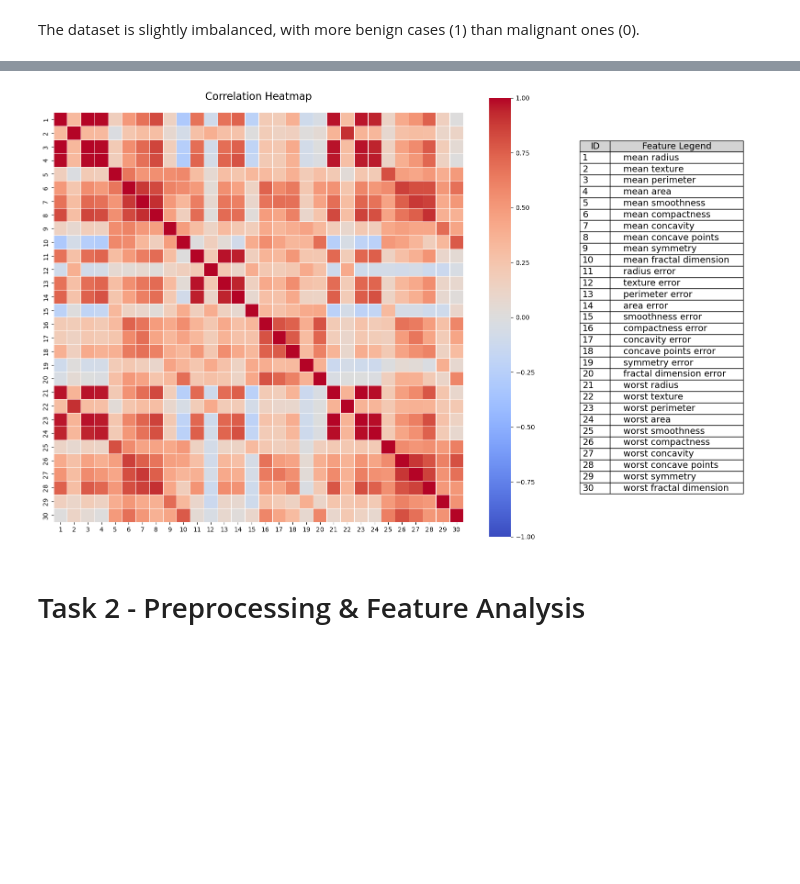
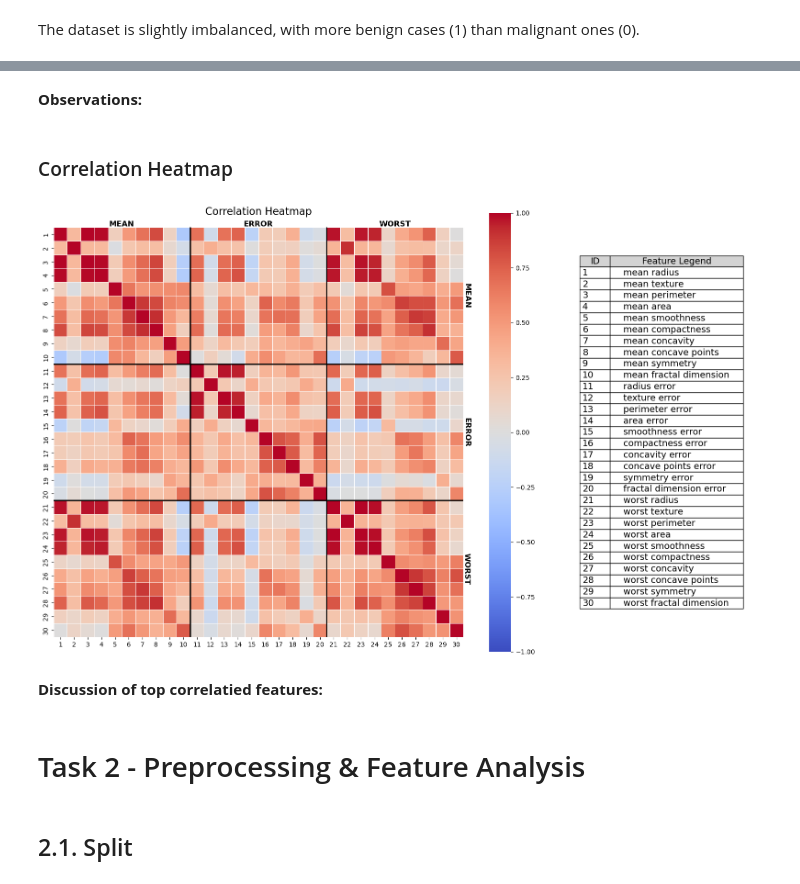
Before and after one commit to Joaomuianga/ML-team-collaboration, a Jupyter notebook: 2_SupervisedLearning/notebooks/1_Preprocessing.ipynb, the cells around one changed output, grey strips where cells are left out. Saved outputs shown, nothing was run; the diff lists cells and outputs as text; code cells hidden in the pictures; blank space fills up the shorter version.

```diff
--- a/2_SupervisedLearning/notebooks/1_Preprocessing.ipynb
+++ b/2_SupervisedLearning/notebooks/1_Preprocessing.ipynb
@@ -16,10 +19,10 @@ data = load_breast_cancer()
 X = pd.DataFrame(data.data, columns=data.feature_names)
 
 # Target variable
-y = data.target
+y = pd.Series(data.target, name='target')
 
 # Add the target variable to the DataFrame for easier analysis
-df = pd.concat([X, pd.Series(y, name='target')], axis=1)
+df = pd.concat([X, y], axis=1)
 df.head()
 # %% [output]
 |  | mean radius | mean texture | mean perimeter | mean area | mean smoothness | mean compactness | ... |
@@ -132,10 +148,0 @@ plt.show()
-# %%
-fig, axes = plt.subplots(6, 5, figsize=(20, 20))
-axes = axes.flatten()
-
-for i, col in enumerate(df.columns[:-1]):
-    sns.boxplot(data=df, x='target', y=col, ax=axes[i])
-    axes[i].set_title(col)
-
-plt.tight_layout()
-plt.show()
@@ -144,3 +201,7 @@ plt.show()
+# %% [markdown]
+**Observations:**
+# %% [markdown]
+### Correlation Heatmap
 # %%
 corr_matrix = X.corr()
 dict_features = {i+1: name for i, name in enumerate(corr_matrix.columns)}
@@ -149,34 +210,55 @@ fig, (ax_heatmap, ax_legend) = plt.subplots(1, 2, figsize=(16, 10), gridspec_kw=
 
 sns.heatmap(
     corr_matrix,
     cmap='coolwarm',          # Red for positive, blue for negative correlations
     vmax=1.0, vmin=-1.0,      # Fix the range of the color scale
     center=0,                 # The white will be exactly at 0 (no correlation)
     annot=False,              # False to not show the 900 numbers
     square=True,              # Makes each cell square
-    linewidths=.5,            # Small line of separation between cells
+    linewidths=0.5,           # Small line of separation between cells
     xticklabels=list(dict_features.keys()),
     yticklabels=list(dict_features.keys()),
     ax = ax_heatmap
 )
+line_style = {'color': 'black', 'linewidth': 2}
+ax_heatmap.axvline(x=10, **line_style)  # Vertical line after the 10th feature
+ax_heatmap.axvline(x=20, **line_style)  # Vertical line after the 20th feature
+ax_heatmap.axhline(y=10, **line_style)  # Horizontal line after the 10th feature
+ax_heatmap.axhline(y=20, **line_style)  # Horizontal line after the 20th feature
+
+text_style_v = {'ha': 'center', 'va': 'bottom', 'fontweight': 'bold', 'fontsize': 12}
+ax_heatmap.text(5, 0, 'MEAN', **text_style_v)
+ax_heatmap.text(15, 0, 'ERROR', **text_style_v)
+ax_heatmap.text(25, 0, 'WORST', **text_style_v)
+
+text_style_h = {'rotation': 270, 'va': 'center', 'ha': 'left', 'fontweight': 'bold', 'fontsize': 12}
+ax_heatmap.text(30, 5, 'MEAN', **text_style_h)
+ax_heatmap.text(30, 15, 'ERROR', **text_style_h)
+ax_heatmap.text(30, 25, 'WORST', **text_style_h)
 
 ax_heatmap.set_title('Correlation Heatmap', fontsize=16, pad=20)
 ax_legend.axis('off')  # Hide the axis for the legend
+
+
 legend = ax_legend.table(
     cellText=[[key, value] for key, value in dict_features.items()],
     colLabels=["ID", "Feature Legend"],
     loc='center',
     cellLoc='left',
     colColours=["lightgrey", "lightgrey"],
     colWidths=[0.15, 0.65]
 )
 legend.auto_set_font_size(False)
 legend.set_fontsize(14)
 legend.scale(1, 1.2)  # Scale the legend for better readability
 
 plt.tight_layout()
 plt.show()
 # %% [output]
-[figure, old version]
+[figure, new version]
+# %% [markdown]
+**Discussion of top correlatied features:**
 # %% [markdown]
 # Task 2 - Preprocessing & Feature Analysis
+# %% [markdown]
+## 2.1. Split
```
Also changed, not shown: parts of 17 cells of this notebook.
